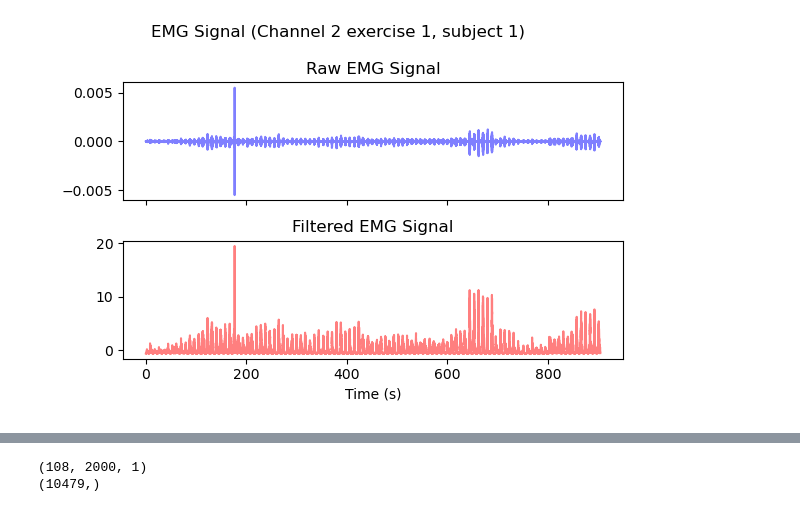
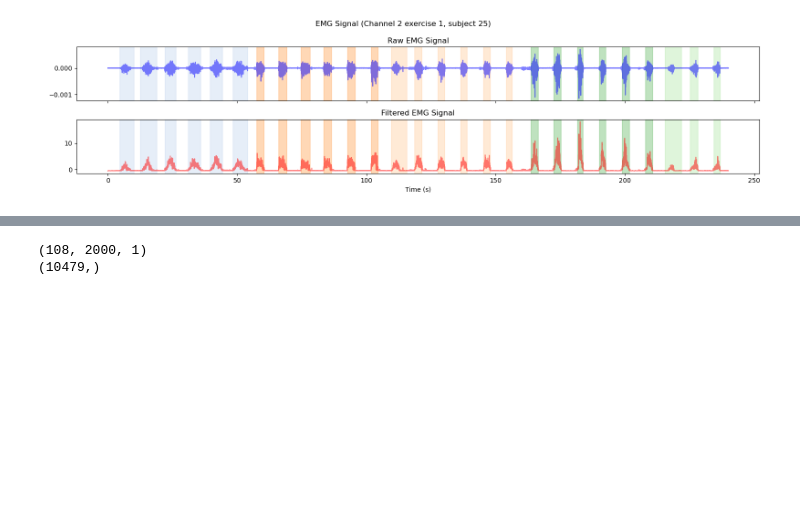
Before and after one commit to sumachinta/emg-gesture-classification-ninapro, a Jupyter notebook: notebooks/02_data_preprocessing.ipynb, the cells around one changed output, grey strips where cells are left out. Drawn from its saved outputs; the diff is of its cells as text; code cells hidden in the pictures; blank space fills up the shorter version.

```diff
--- a/notebooks/02_data_preprocessing.ipynb
+++ b/notebooks/02_data_preprocessing.ipynb
@@ -17,6 +14,8 @@ The autoreload extension is already loaded. To reload it, use:
 # %%
-subject_number = 1
+subject_number = 25
 exercise_number = 1
 channel_to_plot = 2
+
+saveFigs = True
 # %%
 emg, stimulus, repetition, time, Fs = load_ninapro_data(subject_number=subject_number, exercise_number=exercise_number, dataPath=dataPath)
@@ -25,16 +23,44 @@ filtered_emg = preprocess_emg(emg[:, channel_to_plot], Fs, smoothen=True, lowcut
 # %%
  # Plot raw and filtered EMG signals for comparison
 
-fig, axs = plt.subplots(2,1, figsize=(6, 4), sharex=True)
-axs[0].plot(time, emg[:, channel_to_plot], color='blue', label='Raw EMG', alpha=0.5)
-axs[1].plot(time, filtered_emg, color='red', label='Filtered EMG', alpha=0.5)
+plot_startTime = 0  # in seconds
+plot_endTime = 240   # in seconds
+
+start_index = int(plot_startTime * Fs)
+end_index = int(plot_endTime * Fs)
+unique_gestures = np.unique(stimulus)
+
+fig, axs = plt.subplots(2,1, figsize=((plot_endTime - plot_startTime)/15, 4), sharex=True)
+axs[0].plot(time[start_index:end_index], emg[start_index:end_index, channel_to_plot], color='blue', label='Raw EMG', alpha=0.5)
+axs[1].plot(time[start_index:end_index], filtered_emg[start_index:end_index], color='red', label='Filtered EMG', alpha=0.5)
 plt.suptitle(f'EMG Signal (Channel {channel_to_plot} exercise {exercise_number}, subject {subject_number})')
 plt.xlabel('Time (s)')
 axs[0].set_title('Raw EMG Signal')
 axs[1].set_title('Filtered EMG Signal')
+
+# Plot all gesture repetitions
+for gesture_id in unique_gestures:
+    if gesture_id == 0:
+            continue # Skip rest gesture
+    for repetition_id in range(1, 7):  #6 repetitions
+        # Find start and end indices of the gesture repetition
+        mask = (stimulus == gesture_id) & (repetition == repetition_id)
+        if np.any(mask):
+            start_idx = np.where(mask)[0][0]
+            end_idx = np.where(mask)[0][-1]
+            ## Skip spans that are completely outside the plotted window
+            if end_idx < start_index or start_idx > end_index - 1:
+                continue
+            # Clamp to the plotting window
+            start_idx = max(start_idx, start_index)
+            end_idx   = min(end_idx,   end_index - 1)
+        axs[0].axvspan(time[start_idx], time[end_idx], color=plt.cm.tab20(gesture_id % 20), alpha=0.3, label=f' {gesture_id}')
+        axs[1].axvspan(time[start_idx], time[end_idx], color=plt.cm.tab20(gesture_id % 20), alpha=0.3, label=f' {gesture_id}')
 # plt.ylabel('Amplitude')
 # plt.legend()
 plt.tight_layout()
+if saveFigs:
+    plt.savefig(parentDir / "results" / "figures" / f"emg_preprocessing_subject{subject_number}_exercise{exercise_number}_channel{channel_to_plot}.png", dpi=300)
 plt.show()
 # %% [output]
-[figure, old version]
+[figure, new version]
```
Also changed, not shown: parts of 14 cells of this notebook.
